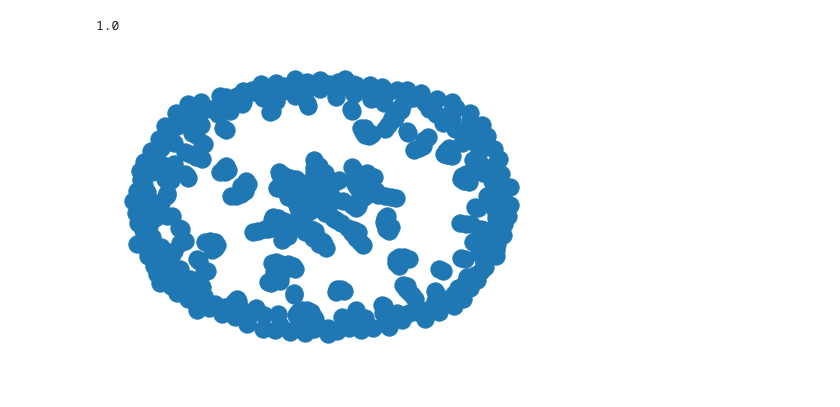
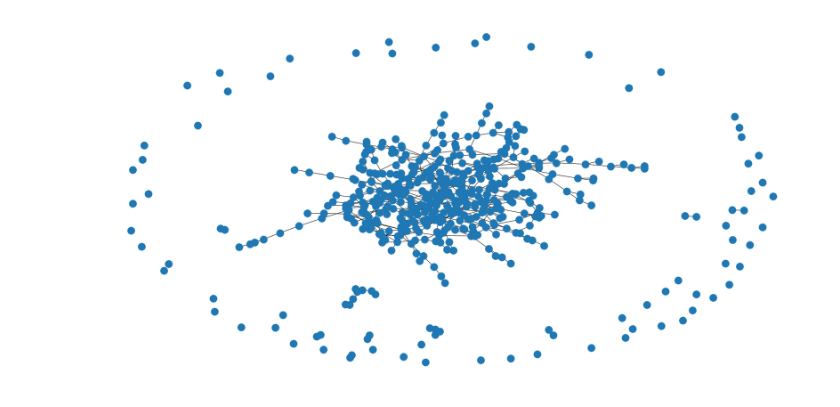
Before and after one commit to moerfii/network_science_uzh, a Jupyter notebook: assignment_4/excercise04.ipynb, the cells around one changed output. Saved outputs shown, nothing was run; the diff lists cells and outputs as text; code cells hidden in the pictures.

```diff
--- a/assignment_4/excercise04.ipynb
+++ b/assignment_4/excercise04.ipynb
@@ -115,4 +92,0 @@ from networkx.generators.random_graphs import gnm_random_graph
-# %%
-erdos1 = erdos_renyi_graph(500, 0.2)
-average_degree = erdos1.degree
-nx.draw(erdos1)
@@ -126,10 +93,5 @@ sum(degree.values())/500
-# %%
-erdos1 = gnm_random_graph(500,500/2*1)
-degree = dict(erdos1.degree())
-sum(degree.values())/500
-# %% [output]
-1.0
-# %%
-nx.draw(erdos1)
-# %% [output]
-[figure, removed]
+# %%
+def create_erdos_renyi_degree(n, average_degree):
+    graph = gnm_random_graph(n, n/2*average_degree)
+    assert(sum(dict(graph.degree).values())/n == average_degree)
+    return graph
@@ -135,0 +108,7 @@ nx.draw(erdos1)
+# %%
+erdos3_d = create_erdos_renyi_degree(500, 2)
+fig, ax = plt.subplots(figsize=(30, 16))
+nx.draw(erdos3_d, nx.spring_layout(erdos3_d))
+plt.show()
+# %% [output]
+[figure, added]
```
Also changed, not shown: parts of 14 cells of this notebook.
